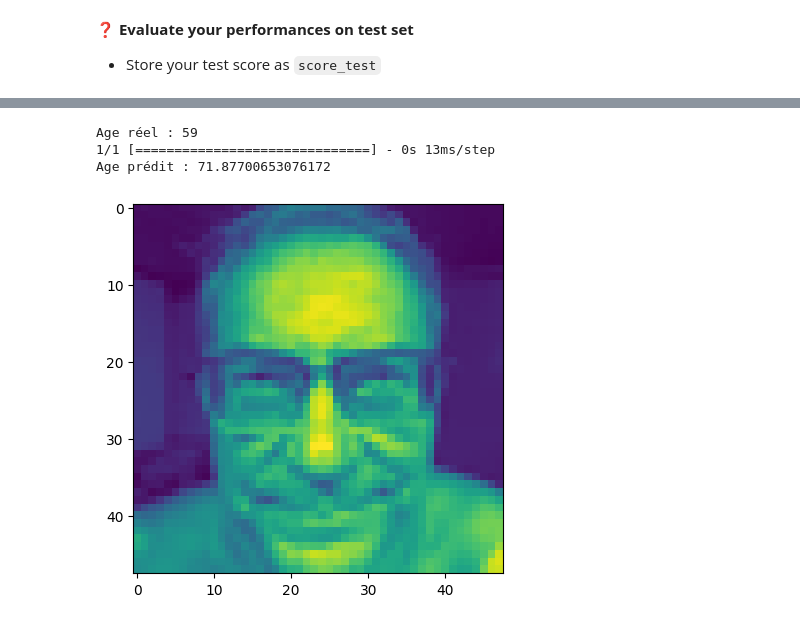
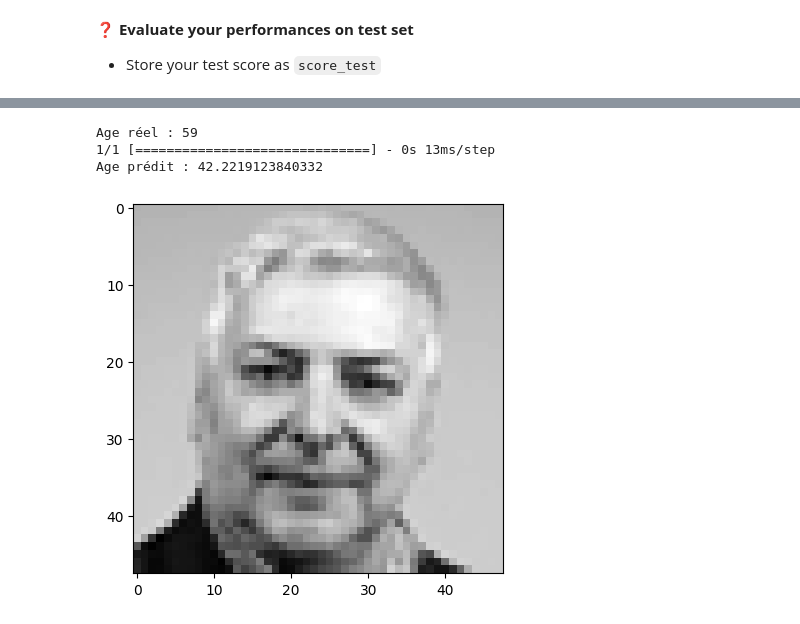
Before and after one commit to Looks73/face_to_age, a Jupyter notebook: face_to_age.ipynb, the cells around one changed output, grey strips where cells are left out. Cells and saved outputs as stored; diff of their text form; code cells hidden in the pictures.

```diff
--- a/face_to_age.ipynb
+++ b/face_to_age.ipynb
@@ -329,14 +341,14 @@ Age prédit : 22.299772262573242
 # %%
-X0 = np.load('photos_normees/Alain59_np.npy')
+X0 = np.load('photos_normees/Louis59_np.npy')
 y0 = 59
 # %%
 X1 = X0 / 255
 X1 = X1.reshape(1,48,48,1)
-plt.imshow(X0)
+plt.imshow(X0, cmap="gray")
 print(f'Age réel : {y0}')
 print(f'Age prédit : {model.predict(X1)[0][0]}')
 # %% [output]
 Age réel : 59
 1/1 [==============================] - 0s 13ms/step
-Age prédit : 71.87700653076172
+Age prédit : 42.2219123840332
-[figure, old version]
+[figure, new version]
```
Also changed, not shown: parts of 12 cells of this notebook.
